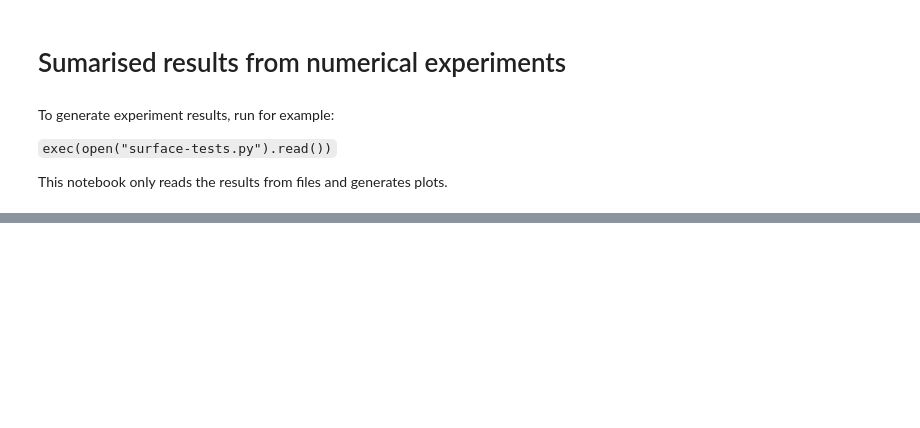
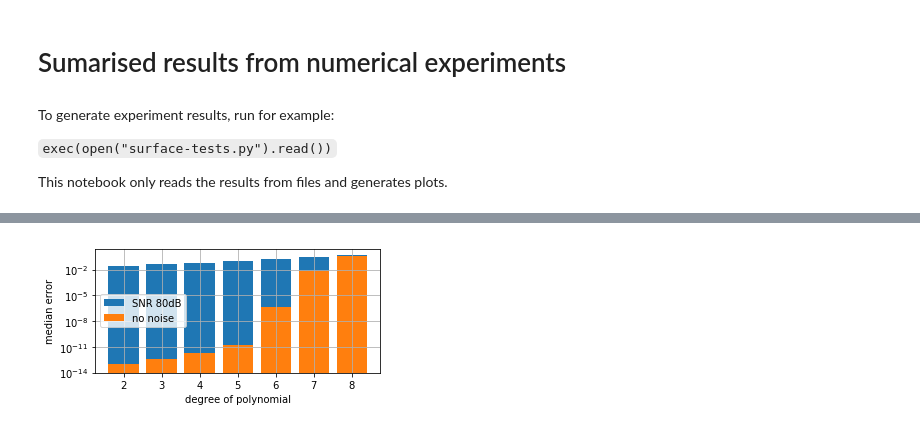
Before and after one commit to LCAV/surface-reconstruction, a Jupyter notebook: experiments-results.ipynb, the cells around one changed output, grey strips where cells are left out. Saved outputs shown, nothing was run; the diff lists cells and outputs as text; code cells hidden in the pictures; blank space fills up the shorter version.

```diff
--- a/experiments-results.ipynb
+++ b/experiments-results.ipynb
@@ -69 +82,16 @@ fig.savefig('degree.pdf')
+# %%
+fig = plt.figure()
+plt.yscale('log')
+plt.bar(list(range(2,max_degree-1)), np.median(all_errors[3,3:max_degree,:],1), bottom=1e-14)
+plt.bar(list(range(2,max_degree-1)), np.median(all_errors[0,3:max_degree,:],1), bottom=1e-14)
+# ax.set_yscale('log')
+plt.xlabel("degree of polynomial")
+plt.ylabel("median error")
+plt.legend(["SNR 80dB", "no noise"], loc=6)
+plt.grid()
+plt.tight_layout()
+plt.show()
+fig.savefig('degree_bar.pdf')
+# %% [output]
+[figure, added]
 # %%
```
Also changed, not shown: parts of 9 cells of this notebook, 3 other files.
